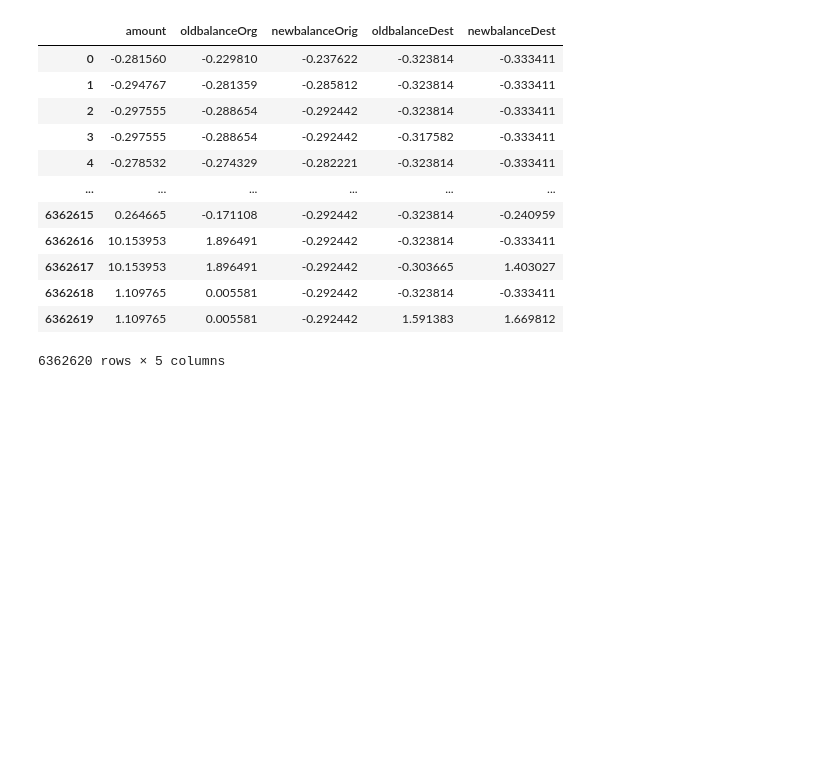
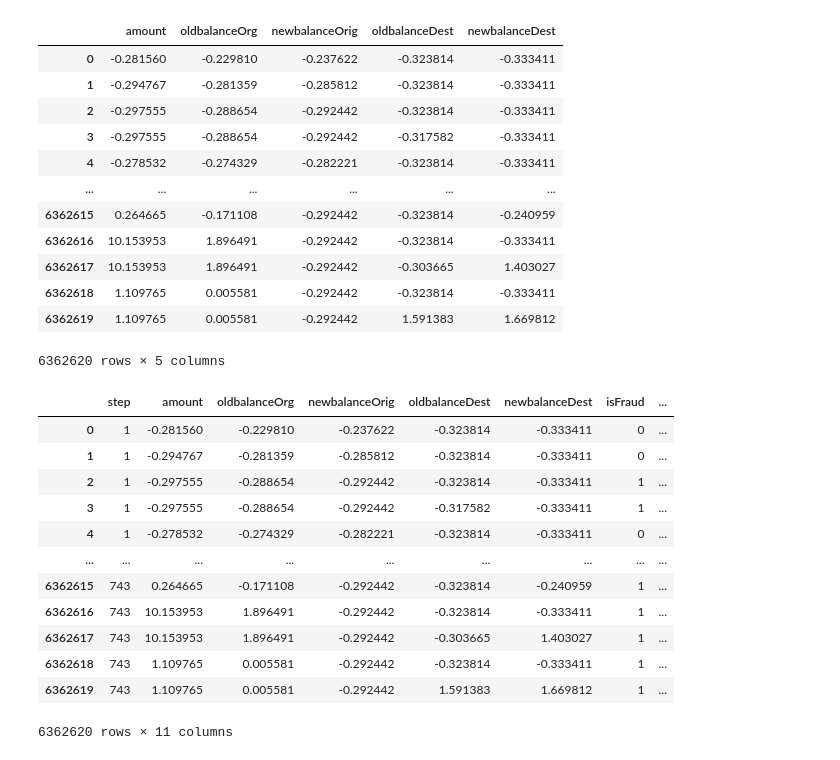
Before and after one commit to krystelcr/Financial-Fraud-Detection, a Jupyter notebook: code/dataprep/clean.ipynb, the cells around one changed output. Drawn from its saved outputs; the diff is of its cells as text; code cells hidden in the pictures; blank space fills up the shorter version.

```diff
--- a/code/dataprep/clean.ipynb
+++ b/code/dataprep/clean.ipynb
@@ -80,10 +140,10 @@ df.head()
 # %%
-
+#normalize numerical data using StandardScaler
 num_cols = ['amount', 'oldbalanceOrg', 'newbalanceOrig', 'oldbalanceDest', 'newbalanceDest']
 scaler = StandardScaler()
-df[num_cols] = scaler.fit_transform(df[num_cols])
+dftype[num_cols] = scaler.fit_transform(dftype[num_cols])
 
-df[num_cols]
+dftype[num_cols]
 # %% [output]
 |  | amount | oldbalanceOrg | newbalanceOrig | oldbalanceDest | newbalanceDest |
 | 0 | -0.281560 | -0.229810 | -0.237622 | -0.323814 | -0.333411 |
@@ -103,0 +161,16 @@ print("Cleaned dataset saved successfully!")
+# %%
+dftype
+# %% [output]
+|  | step | amount | oldbalanceOrg | newbalanceOrig | oldbalanceDest | newbalanceDest | isFraud | ... |
+| 0 | 1 | -0.281560 | -0.229810 | -0.237622 | -0.323814 | -0.333411 | 0 | ... |
+| 1 | 1 | -0.294767 | -0.281359 | -0.285812 | -0.323814 | -0.333411 | 0 | ... |
+| 2 | 1 | -0.297555 | -0.288654 | -0.292442 | -0.323814 | -0.333411 | 1 | ... |
+| 3 | 1 | -0.297555 | -0.288654 | -0.292442 | -0.317582 | -0.333411 | 1 | ... |
+| 4 | 1 | -0.278532 | -0.274329 | -0.282221 | -0.323814 | -0.333411 | 0 | ... |
+| ... | ... | ... | ... | ... | ... | ... | ... | ... |
+| 6362615 | 743 | 0.264665 | -0.171108 | -0.292442 | -0.323814 | -0.240959 | 1 | ... |
+| 6362616 | 743 | 10.153953 | 1.896491 | -0.292442 | -0.323814 | -0.333411 | 1 | ... |
+| 6362617 | 743 | 10.153953 | 1.896491 | -0.292442 | -0.303665 | 1.403027 | 1 | ... |
+| 6362618 | 743 | 1.109765 | 0.005581 | -0.292442 | -0.323814 | -0.333411 | 1 | ... |
+| 6362619 | 743 | 1.109765 | 0.005581 | -0.292442 | 1.591383 | 1.669812 | 1 | ... |
+6362620 rows × 11 columns
```
Also changed, not shown: parts of 7 cells of this notebook, 1 other file.
